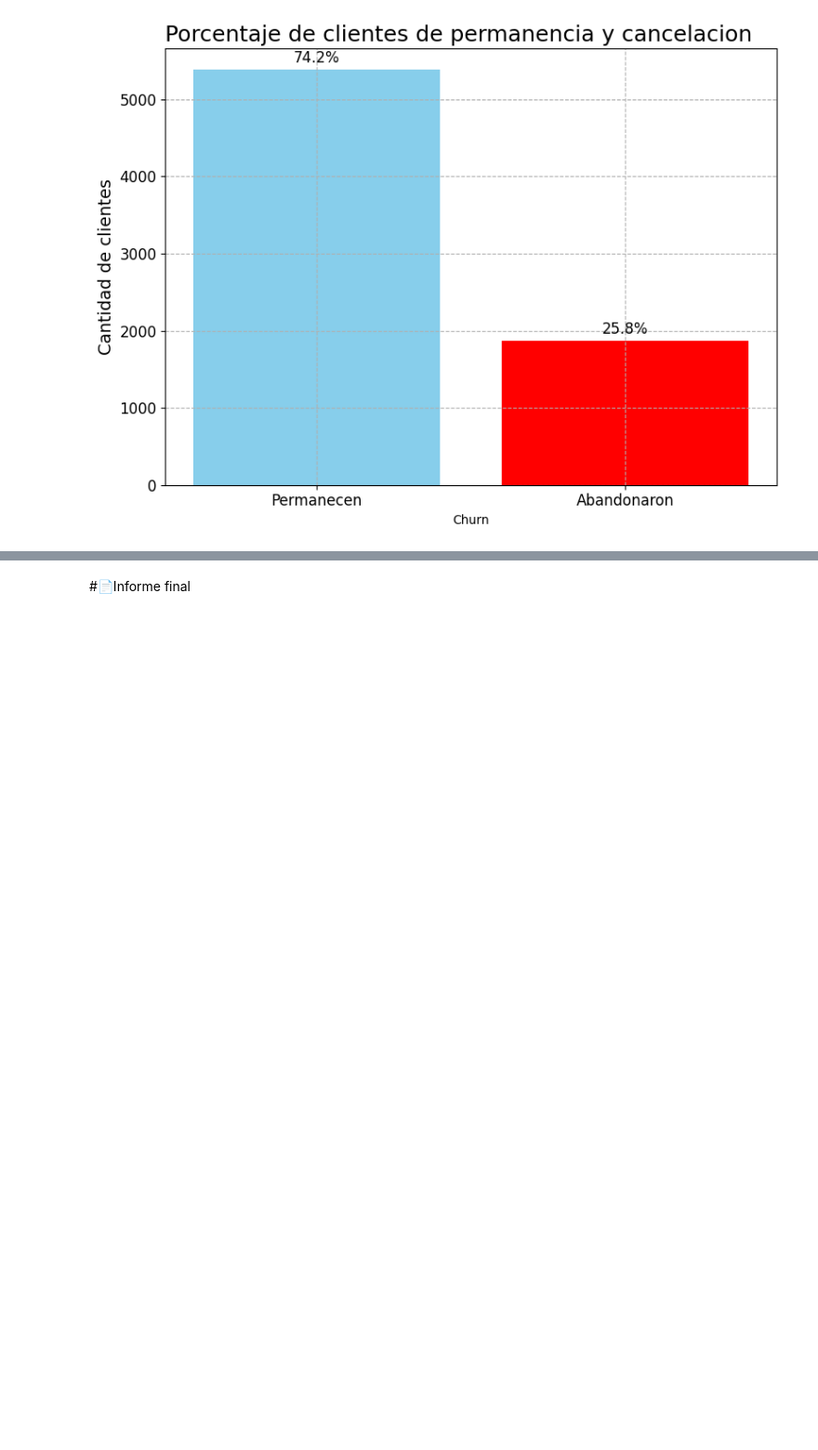
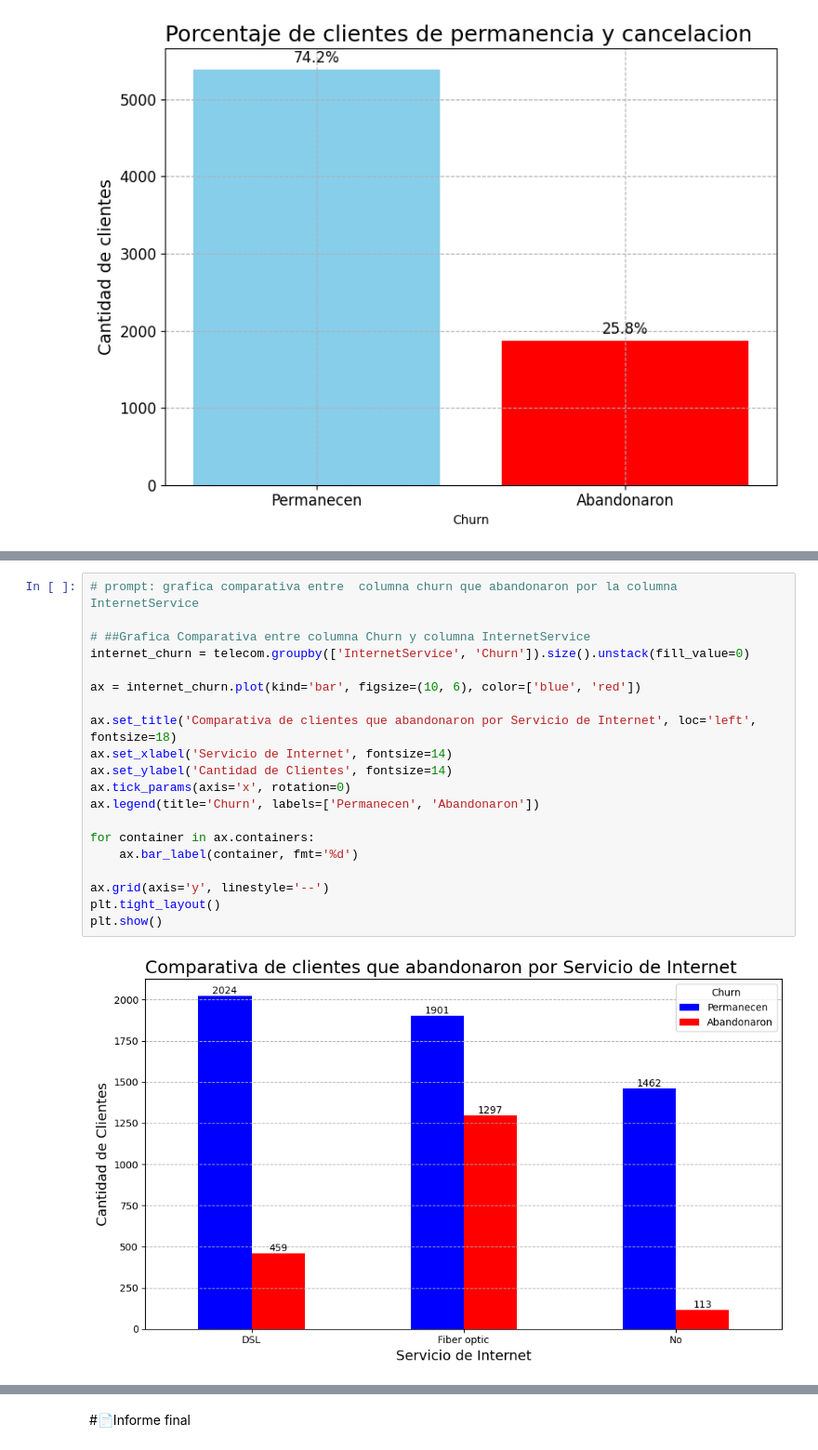
Before and after one commit to AlexTovar31/Challenge_Telecom_X, a Jupyter notebook: TelecomX_LATAM.ipynb, the cells around one changed output, grey strips where cells are left out. Shown at 93% size. Drawn from its saved outputs; the diff is of its cells as text; blank space fills up the shorter version.

```diff
--- a/TelecomX_LATAM.ipynb
+++ b/TelecomX_LATAM.ipynb
@@ -313,0 +386,22 @@ plt.show()
+# %%
+# prompt: grafica comparativa entre  columna churn que abandonaron por la columna InternetService
+
+# ##Grafica Comparativa entre columna Churn y columna InternetService
+internet_churn = telecom.groupby(['InternetService', 'Churn']).size().unstack(fill_value=0)
+
+ax = internet_churn.plot(kind='bar', figsize=(10, 6), color=['blue', 'red'])
+
+ax.set_title('Comparativa de clientes que abandonaron por Servicio de Internet', loc='left', fontsize=18)
+ax.set_xlabel('Servicio de Internet', fontsize=14)
+ax.set_ylabel('Cantidad de Clientes', fontsize=14)
+ax.tick_params(axis='x', rotation=0)
+ax.legend(title='Churn', labels=['Permanecen', 'Abandonaron'])
+
+for container in ax.containers:
+    ax.bar_label(container, fmt='%d')
+
+ax.grid(axis='y', linestyle='--')
+plt.tight_layout()
+plt.show()
+# %% [output]
+[figure, added]
```
Also changed, not shown: parts of 11 cells of this notebook.
